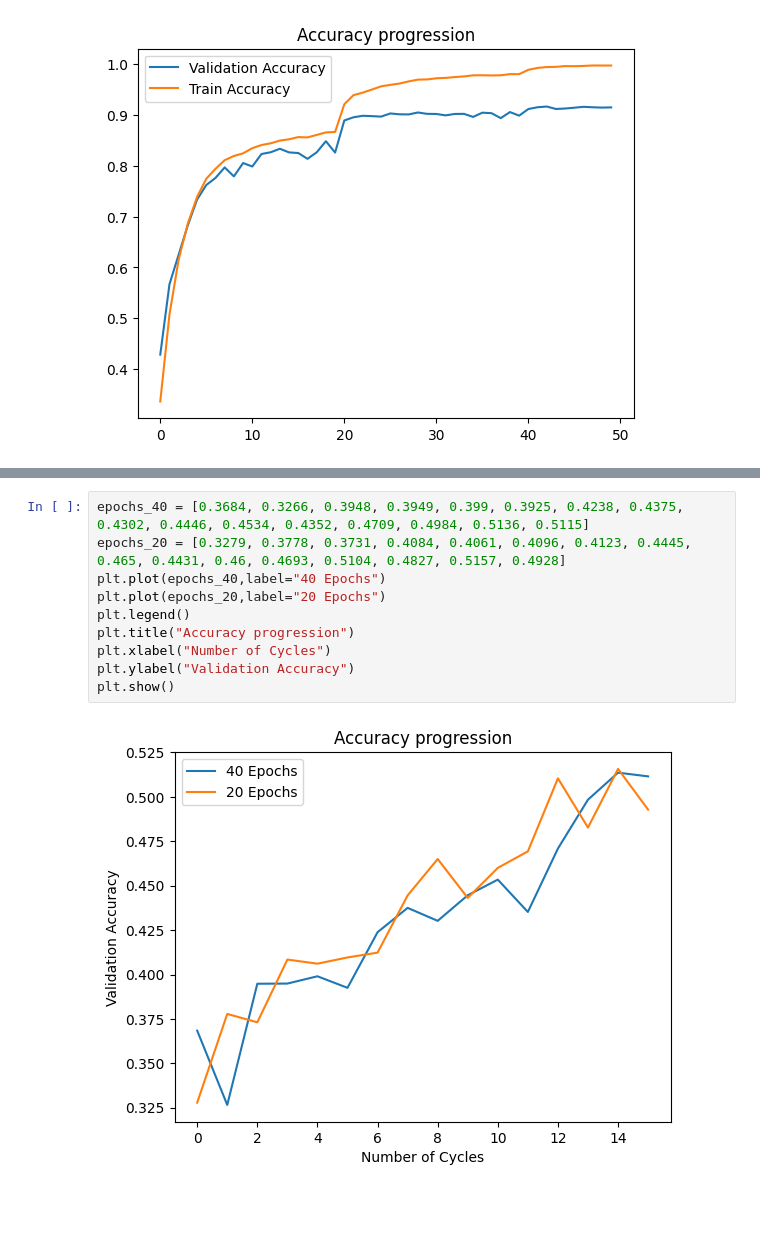
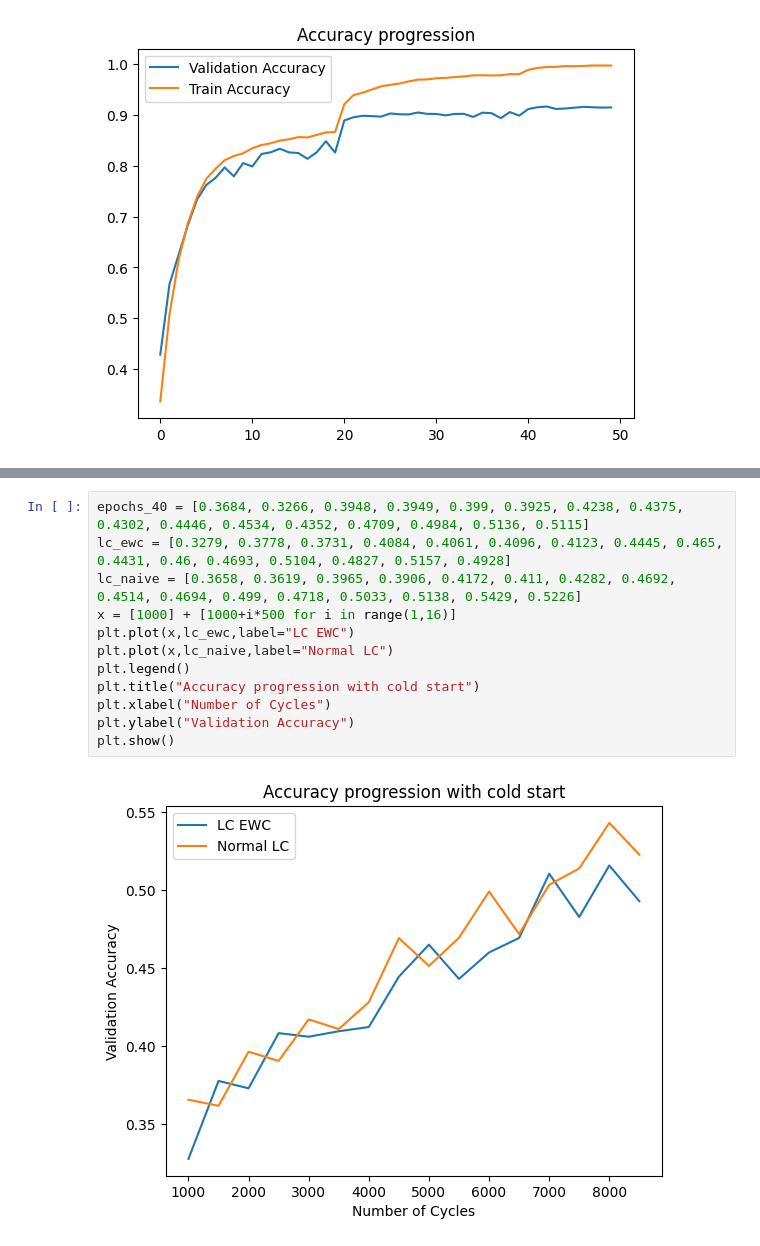
Before and after one commit to FelixMoeller3/calms, a Jupyter notebook: src/evaluation/eval_model_stealing.ipynb, the cells around one changed output, grey strips where cells are left out. Cells and saved outputs as stored; diff of their text form; blank space fills up the shorter version.

```diff
--- a/src/evaluation/eval_model_stealing.ipynb
+++ b/src/evaluation/eval_model_stealing.ipynb
@@ -343,15 +349,17 @@ plt.show()
 # %%
 epochs_40 = [0.3684, 0.3266, 0.3948, 0.3949, 0.399, 0.3925, 0.4238, 0.4375, 0.4302, 0.4446, 0.4534, 0.4352, 0.4709, 0.4984, 0.5136, 0.5115]
-epochs_20 = [0.3279, 0.3778, 0.3731, 0.4084, 0.4061, 0.4096, 0.4123, 0.4445, 0.465, 0.4431, 0.46, 0.4693, 0.5104, 0.4827, 0.5157, 0.4928]
-plt.plot(epochs_40,label="40 Epochs")
-plt.plot(epochs_20,label="20 Epochs")
+lc_ewc = [0.3279, 0.3778, 0.3731, 0.4084, 0.4061, 0.4096, 0.4123, 0.4445, 0.465, 0.4431, 0.46, 0.4693, 0.5104, 0.4827, 0.5157, 0.4928]
+lc_naive = [0.3658, 0.3619, 0.3965, 0.3906, 0.4172, 0.411, 0.4282, 0.4692, 0.4514, 0.4694, 0.499, 0.4718, 0.5033, 0.5138, 0.5429, 0.5226]
+x = [1000] + [1000+i*500 for i in range(1,16)]
+plt.plot(x,lc_ewc,label="LC EWC")
+plt.plot(x,lc_naive,label="Normal LC")
 plt.legend()
-plt.title("Accuracy progression")
+plt.title("Accuracy progression with cold start")
 plt.xlabel("Number of Cycles")
 plt.ylabel("Validation Accuracy")
 plt.show()
 # %% [output]
-[figure, old version]
+[figure, new version]
 # %%
 Lc_Naive = [0.3629, 0.4325, 0.4558, 0.5308, 0.5388, 0.564, 0.5988, 0.6265, 0.6586, 0.6484, 0.6611, 0.7041, 0.7046, 0.7404, 0.7722, 0.7531]
 Lc_EWC = [0.3467, 0.3884, 0.4696, 0.5168, 0.4912, 0.5433, 0.6239, 0.6234, 0.671, 0.6288, 0.6854, 0.6678, 0.723, 0.6967, 0.7143, 0.7716]
```
Also changed, not shown: parts of 3 cells of this notebook, 2 other files.
